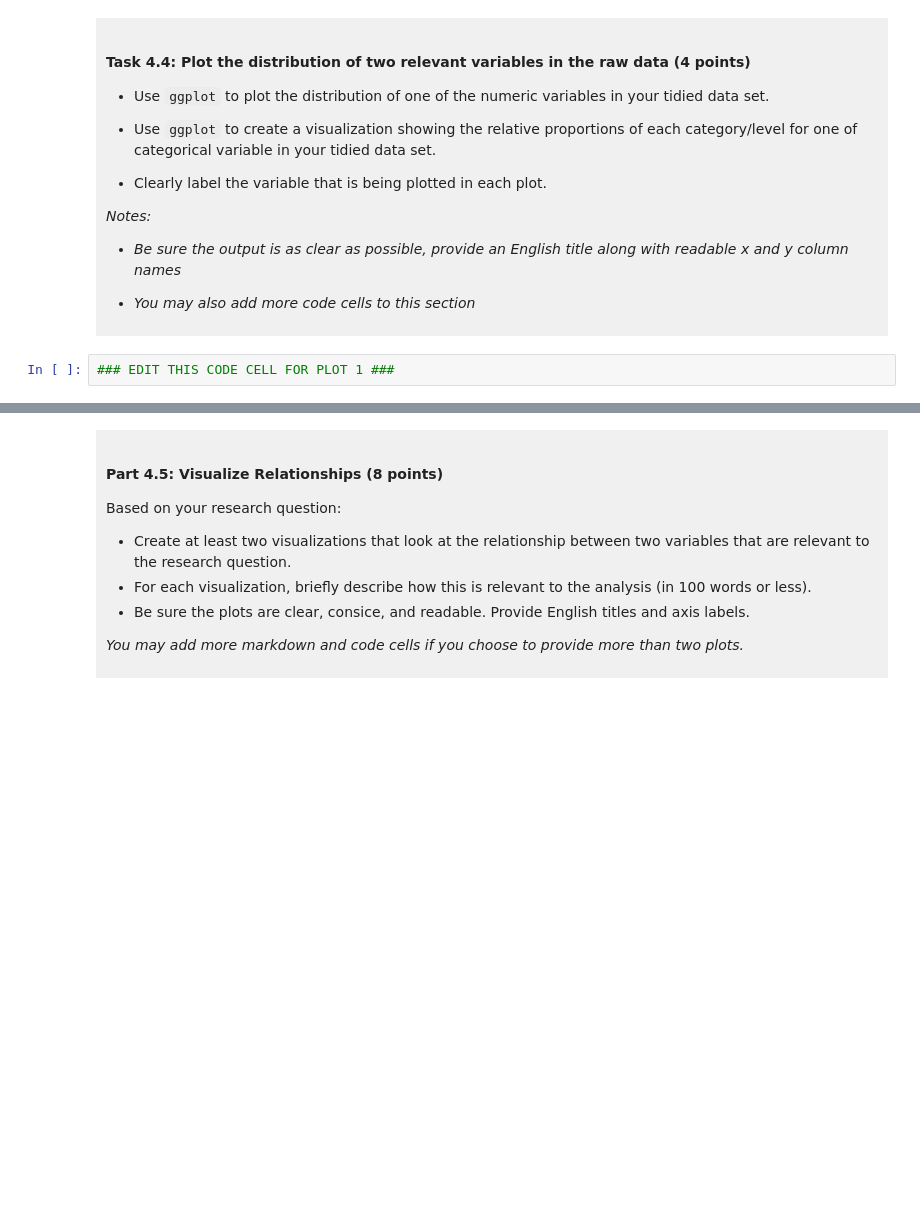
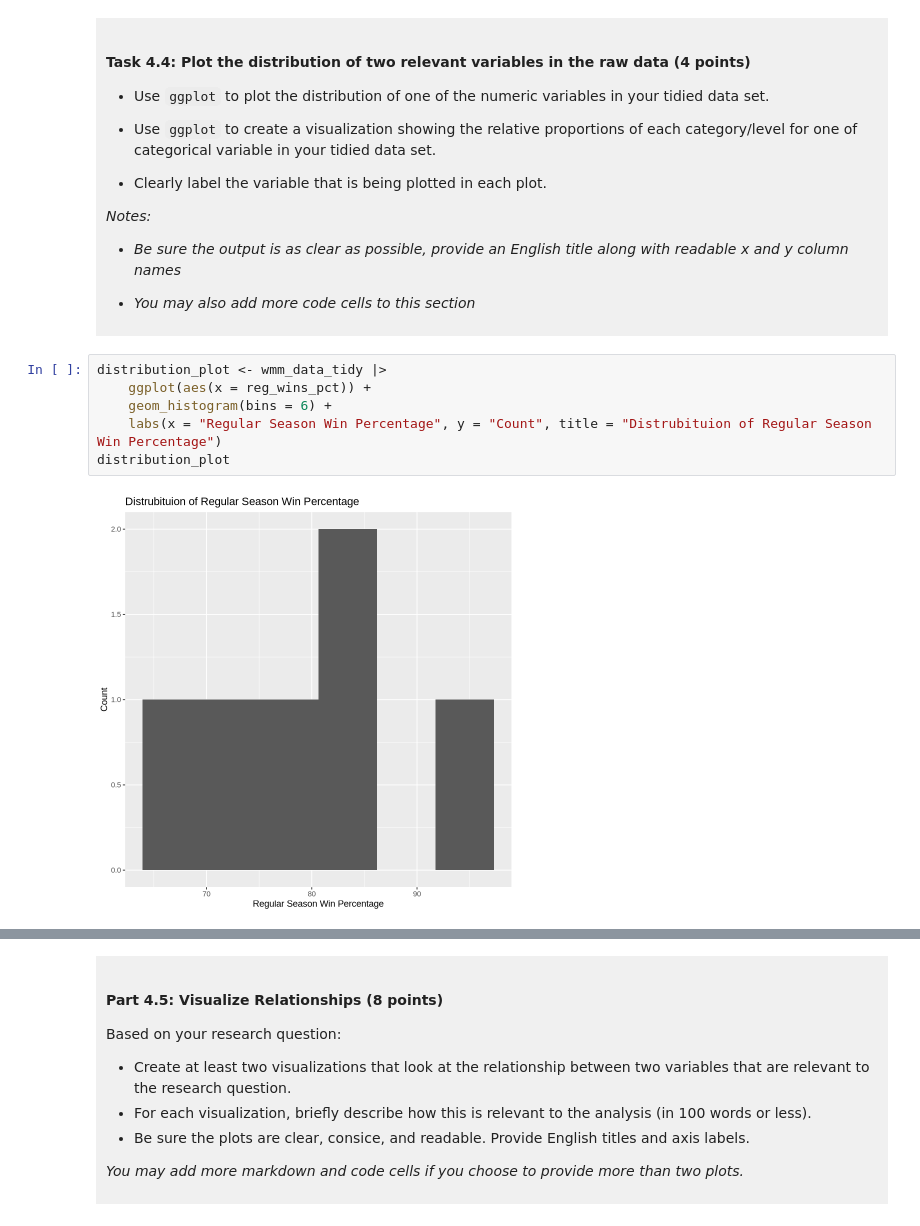
Before and after one commit to moxmoxay/dsci-100-project-moxie-tam, a Jupyter notebook: dsci-100-project-notebook.ipynb, the cells around one changed output, grey strips where cells are left out. Cells and saved outputs as stored; diff of their text form; blank space fills up the shorter version.

```diff
--- a/dsci-100-project-notebook.ipynb
+++ b/dsci-100-project-notebook.ipynb
@@ -313,5 +341,11 @@ You will refine your research question (if needed) and produce a tidy data set.
 
 </div>
 # %%
-### EDIT THIS CODE CELL FOR PLOT 1 ###
+distribution_plot <- wmm_data_tidy |>
+    ggplot(aes(x = reg_wins_pct)) +
+    geom_histogram(bins = 6) +
+    labs(x = "Regular Season Win Percentage", y = "Count", title = "Distrubituion of Regular Season Win Percentage")
+distribution_plot
+# %% [output]
+[figure, added]
 # %%
```
Also changed, not shown: parts of 4 cells of this notebook.
